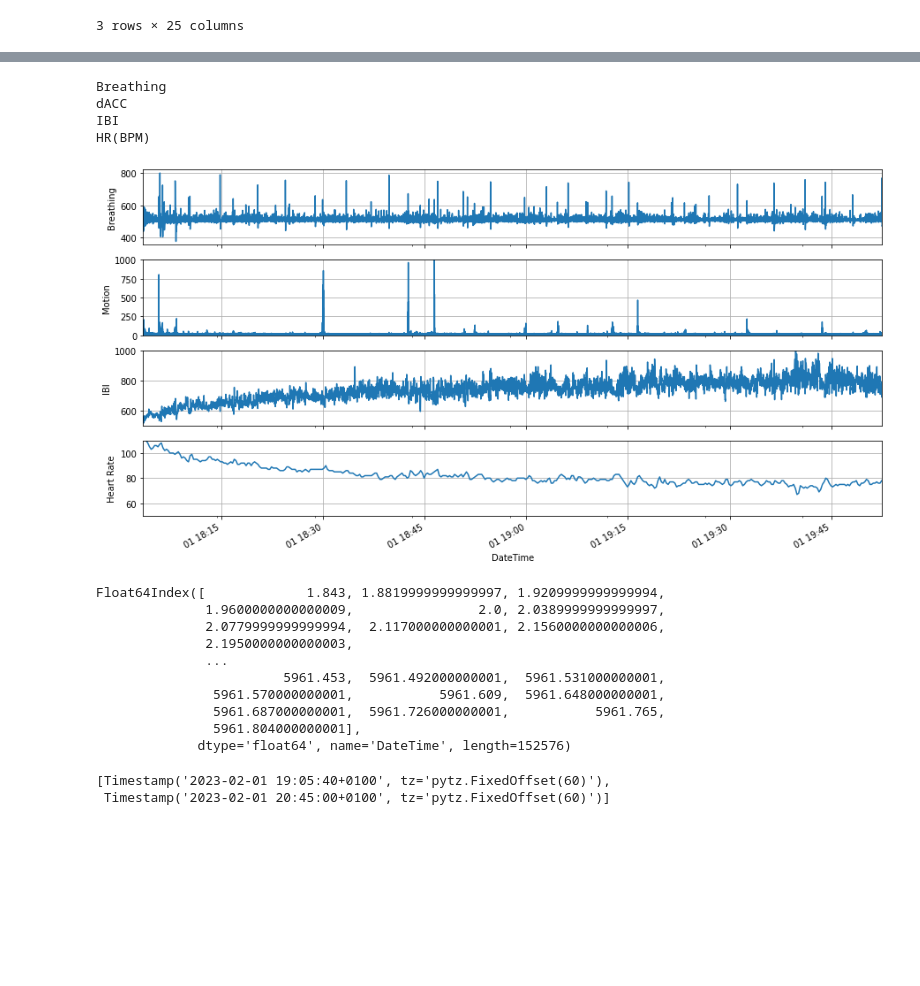
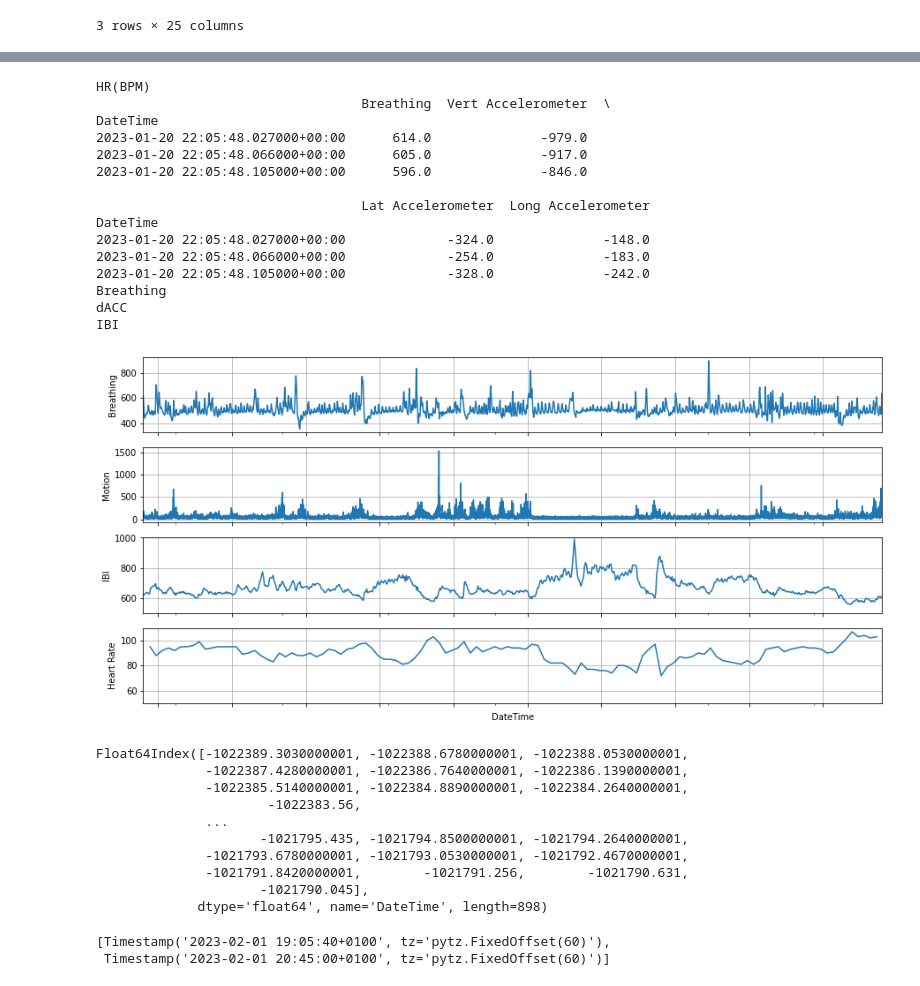
Before and after one commit to finn42/qiosk_processing, a Jupyter notebook: Solo_View.ipynb, the cells around one changed output, grey strips where cells are left out. Drawn from its saved outputs; the diff is of its cells as text; code cells hidden in the pictures; blank space fills up the shorter version.

```diff
--- a/Solo_View.ipynb
+++ b/Solo_View.ipynb
@@ -41,4 +43,4 @@ df_datafiles
 | 2 | DATA | Pilot_1 | 3420755 | 230201 | 0 | DATA-Pilot_1-3420755-23020100-tri... | csv | 33702 | 2023-02-01 18:03:41+00:00 | 2023-02-01 19:52:26+00:00 | ... | ... |
 3 rows × 25 columns
 # %%
-dataLoc = df_datafiles.loc[1,'FullLoc']
+dataLoc = df_datafiles.loc[0,'FullLoc']
@@ -84,8 +92,8 @@ Index(['DateTime', 'SENSOR ID', 'SUBJECT ID', 'SUBJECT AGE', 'HR(BPM)',
 # %%
 # the times at which you want to check the recording
 # note: make sure you set the times to within the recording interval for that file!!
-t1 = pd.to_datetime('2023-02-01 19:05:48.00+0100')# V['DateTime'].iloc[int(len(V)/2)]
-t2 = t1+pd.to_timedelta(60,'s')
+t1 = pd.to_datetime('2023-01-20 23:05:48.00+0100')# V['DateTime'].iloc[int(len(V)/2)]
+t2 = t1+pd.to_timedelta(600,'s')
 #t2 = pd.to_datetime('2023-02-01 20:45:00.00+0100')
 [t1,t2]
 # %% [output]
@@ -94,11 +102,11 @@ t2 = t1+pd.to_timedelta(60,'s')
 # %%
-sig_set = ['HR','IBI','Breathing','dAcc']
+sig_set = ['HR','IBI','Breathing','dAcc'] # TEMPERATURE  in DATA
 fig, ax = plt.subplots(len(sig_set),1,figsize=[15,8],sharex = True)
 
 for eq_file_loc in matched:
     if 'RESPACC' in eq_file_loc:
         V = qex.cut_by_time(eq_file_loc,t1,t2)
-
+        print(V.iloc[:3,:])
         print('Breathing')
         sig_tag = 'Breathing'
         sp = ax[0]
@@ -116,7 +124,20 @@ for eq_file_loc in matched:
         sp = ax[1]
         sig_v.plot(ax=sp)
         sp.set_ylabel(sig_tag)
-        sp.set_ylim([0,1000])
+        #sp.set_ylim([0,1000])
+        sp.set_xlabel('')
+        sp.set_xlim([t1,t2])
+        sp.set_xticklabels([])
+        sp.grid()
+    if 'FASTACC' in eq_file_loc:
+        print('dACC')
+        df = V.loc[:,[ 'Vert Accelerometer','Lat Accelerometer','Long Accelerometer']]
+        sig_v = np.sqrt(np.square(df.diff()).sum(axis=1))
+        sig_tag = 'Motion'
+        sp = ax[1]
+        sig_v.plot(ax=sp)
+        sp.set_ylabel(sig_tag)
+        #sp.set_ylim([0,1000])
         sp.set_xlabel('')
         sp.set_xlim([t1,t2])
         sp.set_xticklabels([])
@@ -127,51 +148,62 @@ for eq_file_loc in matched:
 
         print('IBI')
         sig_tag = 'IBI'
         sp = ax[2]
         V['Interbeat Interval (MS)'].plot(ax=sp)
         sp.set_ylabel(sig_tag)
         sp.set_ylim([500,1000])
         sp.set_xlabel('')
         sp.set_xlim([t1,t2])
         sp.set_xticklabels([])
         sp.grid()
 
     if 'DATA' in eq_file_loc:
         V = qex.cut_by_time(eq_file_loc,t1,t2)
         V.index = V.index+dt.timedelta(milliseconds=500) # to get the timeDate index in line
         print('HR(BPM)')
         sig_tag = 'Heart Rate'
         sp = ax[3]
         V['HR(BPM)'].plot(ax=sp)
         sp.set_ylabel(sig_tag)
         sp.set_ylim([50,110])
         sp.set_xlim([t1,t2])
         sp.grid()
 #     V = pd.read_csv(eq_file_loc,skipinitialspace=True)
 # #     print(V.iloc[:2,:])
 #     qex.test_plot_signals_interval(V,t1,t2)
 # %% [output]
+HR(BPM)
+                                  Breathing  Vert Accelerometer  \
+DateTime
+2023-01-20 22:05:48.027000+00:00      614.0              -979.0
+2023-01-20 22:05:48.066000+00:00      605.0              -917.0
+2023-01-20 22:05:48.105000+00:00      596.0              -846.0
+
+                                  Lat Accelerometer  Long Accelerometer
+DateTime
+2023-01-20 22:05:48.027000+00:00             -324.0              -148.0
+2023-01-20 22:05:48.066000+00:00             -254.0              -183.0
+2023-01-20 22:05:48.105000+00:00             -328.0              -242.0
 Breathing
 dACC
 IBI
-HR(BPM)
-[figure, old version]
+[figure, new version]
 # %%
 # ancher to recording time
 synchTime = {'DateTime':pd.to_datetime('2023-02-01 18:05:48.80+0000'),'StimTime':11.240} # save me aligned
 StimTime = (V.index - synchTime['DateTime']).total_seconds() + synchTime['StimTime']
 StimTime
 # %% [output]
-Float64Index([             1.843, 1.8819999999999997, 1.9209999999999994,
-              1.9600000000000009,                2.0, 2.0389999999999997,
-              2.0779999999999994,  2.117000000000001, 2.1560000000000006,
-              2.1950000000000003,
+Float64Index([-1022389.3030000001, -1022388.6780000001, -1022388.0530000001,
+              -1022387.4280000001, -1022386.7640000001, -1022386.1390000001,
+              -1022385.5140000001, -1022384.8890000001, -1022384.2640000001,
+                      -1022383.56,
               ...
-                        5961.453,  5961.492000000001,  5961.531000000001,
-               5961.570000000001,           5961.609,  5961.648000000001,
-               5961.687000000001,  5961.726000000001,           5961.765,
-               5961.804000000001],
-             dtype='float64', name='DateTime', length=152576)
+                     -1021795.435, -1021794.8500000001, -1021794.2640000001,
+              -1021793.6780000001, -1021793.0530000001, -1021792.4670000001,
+              -1021791.8420000001,        -1021791.256,        -1021790.631,
+                     -1021790.045],
+             dtype='float64', name='DateTime', length=898)
 # %%
 # the times at which you want to check the recording
 # note: make sure you set the times to within the recording interval for that file!!
```
Also changed, not shown: parts of 5 cells of this notebook, 4 other files.
